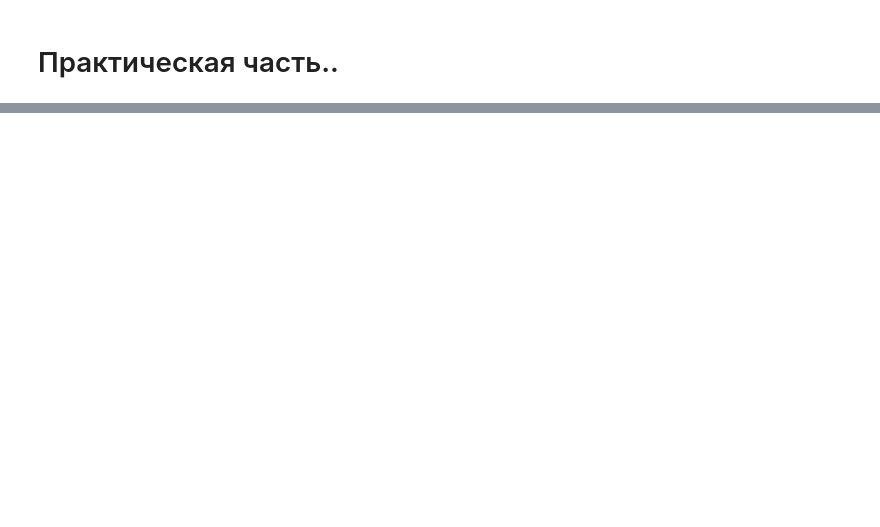
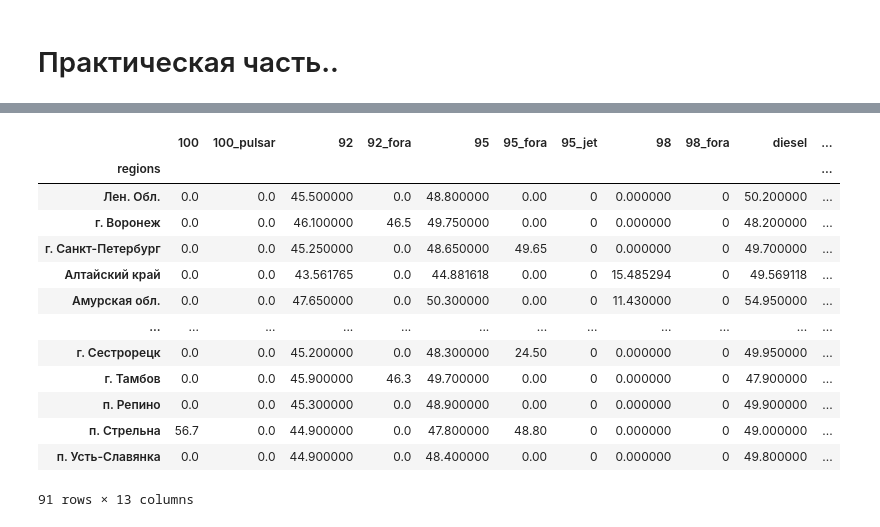
Before and after one commit to 4vel/reboot-python, a Jupyter notebook: lesson4/pandas_medals&fuels.ipynb, the cells around one changed output, grey strips where cells are left out. Cells and saved outputs as stored; diff of their text form; code cells hidden in the pictures; blank space fills up the shorter version.

```diff
--- a/lesson4/pandas_medals&fuels.ipynb
+++ b/lesson4/pandas_medals&fuels.ipynb
@@ -218,6 +303,26 @@ rn.head()
+# %%
+prices = rnbelarus.select_dtypes(include=['int64', 'float64']).drop(['Azs'], axis=1).columns
+rnbelarus[prices] = rnbelarus[prices] * 29.12
 # %%
 # Убрать АЗС из Белоруссии из таблциы rn
 #----- Ваш код здесь ----
+rn = rn[~rn.Azs.isin(rnbelarus)].copy()
 # %%
 # Расчитать средние цены на топливо по регионам
-#----- Ваш код здесь ----
+rn.columns = rn.columns.astype('str')
+pd.pivot_table(rn, index='regions', values=, aggfunc='mean' )
+# %% [output]
+|  | 100 | 100_pulsar | 92 | 92_fora | 95 | 95_fora | 95_jet | 98 | 98_fora | diesel | ... |
+| regions |  |  |  |  |  |  |  |  |  |  | ... |
+| Лен. Обл. | 0.0 | 0.0 | 45.500000 | 0.0 | 48.800000 | 0.00 | 0 | 0.000000 | 0 | 50.200000 | ... |
+| г. Воронеж | 0.0 | 0.0 | 46.100000 | 46.5 | 49.750000 | 0.00 | 0 | 0.000000 | 0 | 48.200000 | ... |
+| г. Санкт-Петербург | 0.0 | 0.0 | 45.250000 | 0.0 | 48.650000 | 49.65 | 0 | 0.000000 | 0 | 49.700000 | ... |
+| Алтайский край | 0.0 | 0.0 | 43.561765 | 0.0 | 44.881618 | 0.00 | 0 | 15.485294 | 0 | 49.569118 | ... |
+| Амурская обл. | 0.0 | 0.0 | 47.650000 | 0.0 | 50.300000 | 0.00 | 0 | 11.430000 | 0 | 54.950000 | ... |
+| ... | ... | ... | ... | ... | ... | ... | ... | ... | ... | ... | ... |
+| г. Сестрорецк | 0.0 | 0.0 | 45.200000 | 0.0 | 48.300000 | 24.50 | 0 | 0.000000 | 0 | 49.950000 | ... |
+| г. Тамбов | 0.0 | 0.0 | 45.900000 | 46.3 | 49.700000 | 0.00 | 0 | 0.000000 | 0 | 47.900000 | ... |
+| п. Репино | 0.0 | 0.0 | 45.300000 | 0.0 | 48.900000 | 0.00 | 0 | 0.000000 | 0 | 49.900000 | ... |
+| п. Стрельна | 56.7 | 0.0 | 44.900000 | 0.0 | 47.800000 | 48.80 | 0 | 0.000000 | 0 | 49.000000 | ... |
+| п. Усть-Славянка | 0.0 | 0.0 | 44.900000 | 0.0 | 48.400000 | 0.00 | 0 | 0.000000 | 0 | 49.800000 | ... |
+91 rows × 13 columns
```
Also changed, not shown: parts of 21 cells of this notebook, 1 other file.
